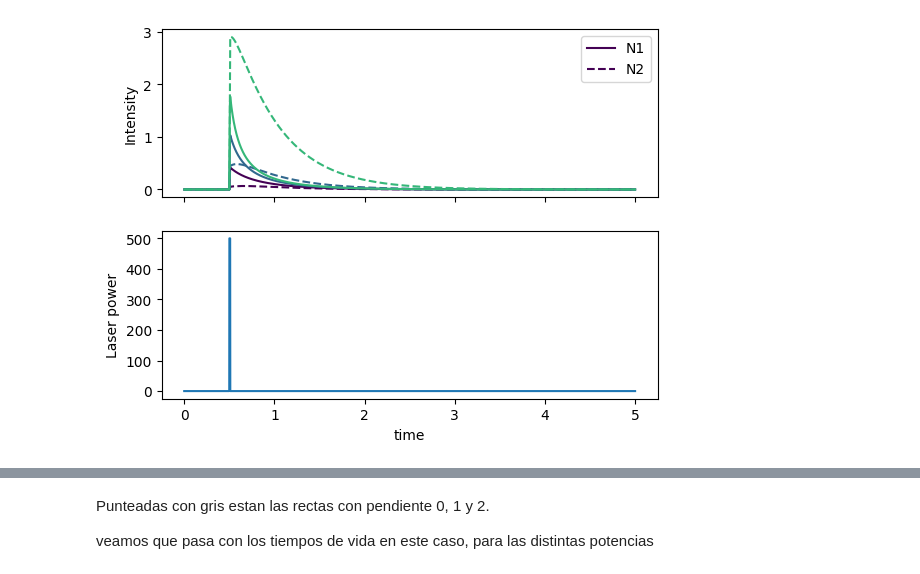
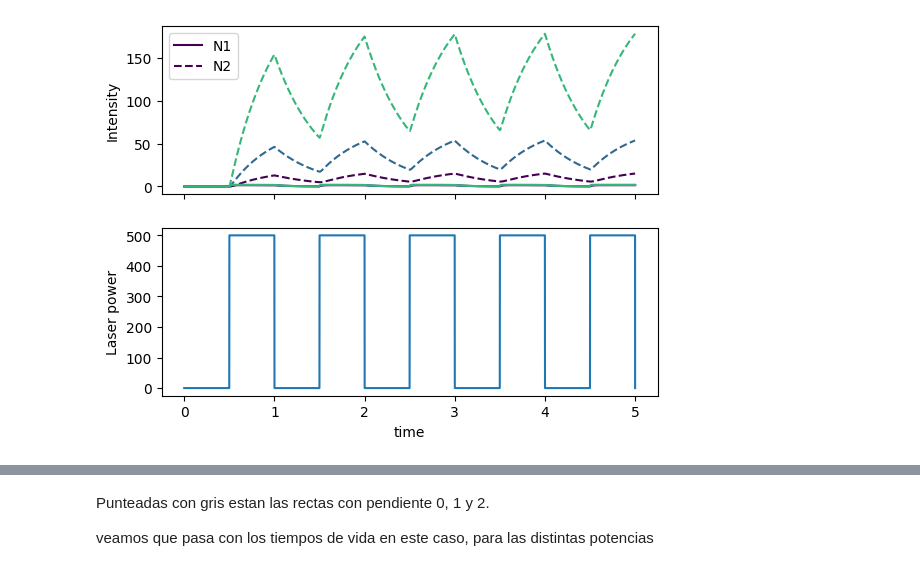
Before and after one commit to tdinapoli/tesis, a Jupyter notebook: simulation/notebooks/nb_tesis_1_pollnau.ipynb, the cells around one changed output, grey strips where cells are left out. Cells and saved outputs as stored; diff of their text form; code cells hidden in the pictures.

```diff
--- a/simulation/notebooks/nb_tesis_1_pollnau.ipynb
+++ b/simulation/notebooks/nb_tesis_1_pollnau.ipynb
@@ -81,27 +81,27 @@ excitation = duty_cycle_signal(times, 0.01, 1, duty_cycle=1,
             time_before=0.1, before_off=True) * 1e2
 result = pulsed_excitation(sim, kwargs["save_at"], excitation, kwargs["values"])
 # %%
-signal = duty_cycle_signal(times, 0.01, 1, duty_cycle=1,
+signal = duty_cycle_signal(times, 1, 10, duty_cycle=0.5,
             time_before=0.5, before_off=True)
 
 fig, (ax1, ax2) = plt.subplots(2, sharex=True)
 cmap = cm.get_cmap('viridis')
 pots = np.geomspace(5e1, 5e2, 3)
 for i, pot in enumerate(pots):
     result = pulsed_excitation(sim, times, signal*pot, kwargs["values"])
     color = cmap(i / len(pots))
     ax1.plot(times, result["N1"], color=color)
     ax1.plot(times, result["N2"], color=color, linestyle="dashed")
 
 ax2.plot(times, result["excitation"])
 ax2.set_xlabel("time")
 ax2.set_ylabel("Laser power")
 ax1.set_ylabel("Intensity")
 ax1.legend(["N1", "N2"])
 #ax1.set_yscale('log')
 plt.show()
 # %% [output]
-[figure, old version]
+[figure, new version]
 # %%
 pots = np.geomspace(1e-3, 1e4, num=1000)
 n1, n2 = p_vs_i(pots, sim, **kwargs)
```
Also changed, not shown: 2 other files.
